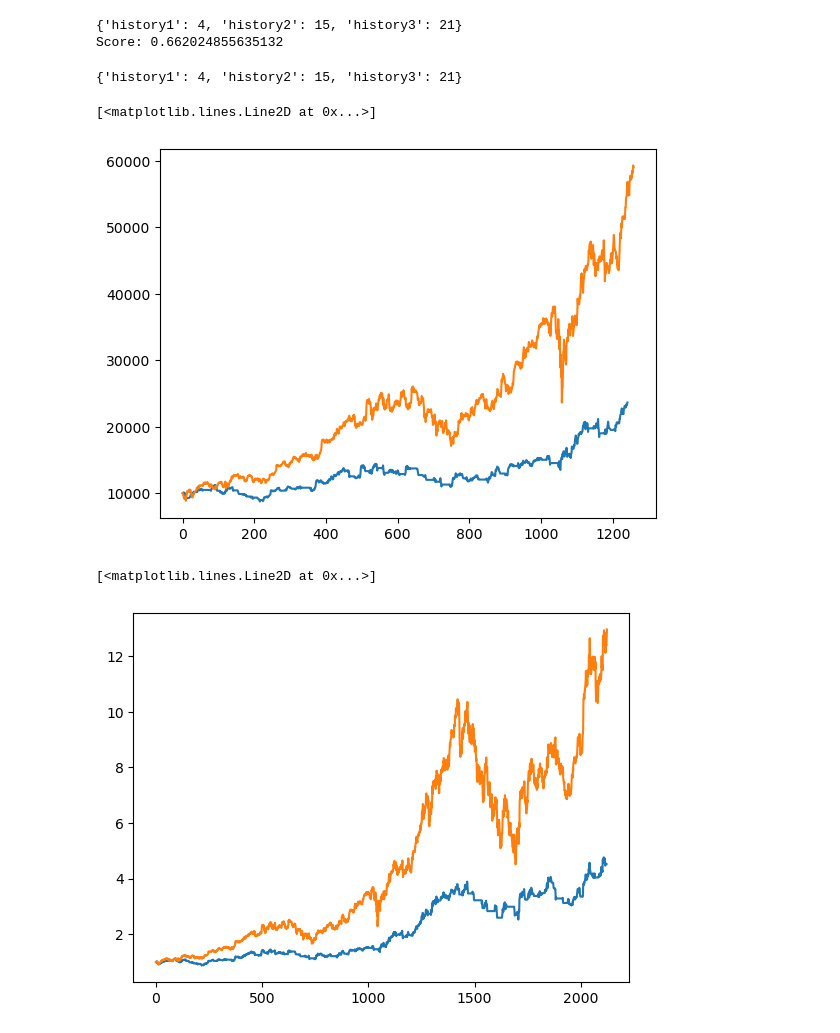
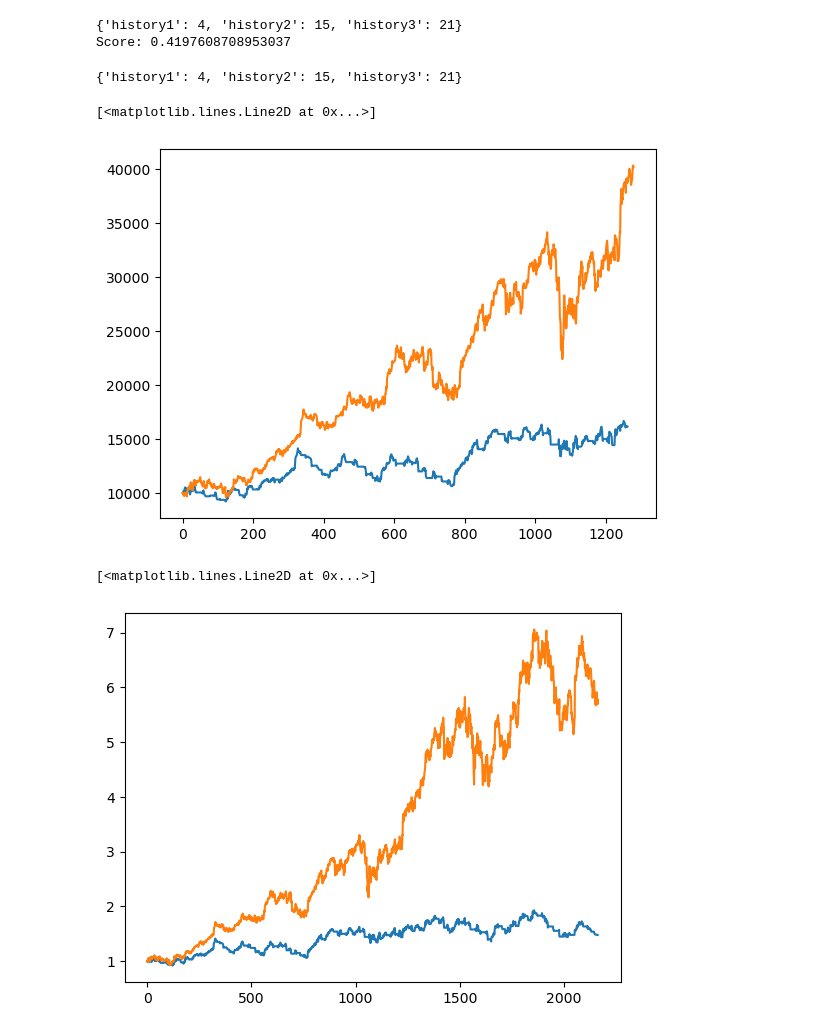
Before and after one commit to luissimaoaf/quantipy, a Jupyter notebook: report_template.ipynb, the cells around one changed output. Cells and saved outputs as stored; diff of their text form; code cells hidden in the pictures.

```diff
--- a/report_template.ipynb
+++ b/report_template.ipynb
@@ -18,7 +18,8 @@ LIVE_START = '2021-01-01'
 CAPITAL = 10_000
 eur = Currency('EUR')
 asml = Equity('ASML', 'ASML')
-MKT = [asml]
+lvmh = Equity('LVMH', 'MC.PA')
+MKT = [lvmh]
 
 # strategy
 STRATEGY = TripleMovingAverage(MKT, {})
@@ -56,15 +57,15 @@ opt_results = backtester.optimize(
 opt_results['best_params']
 # %% [output]
 {'history1': 4, 'history2': 15, 'history3': 21}
-Score: 0.662024855635132
+Score: 0.4197608708953037
 {'history1': 4, 'history2': 15, 'history3': 21}
 # %%
 plt.plot(opt_results['equity'])
-nprice = np.array(data['ASML']['Close'])*10000/data['ASML']['Close'][0]
+nprice = np.array(data['MC.PA']['Close'])*10000/data['MC.PA']['Close'][0]
 plt.plot(nprice)
 # %% [output]
 [<matplotlib.lines.Line2D at 0x...>]
-[figure, old version]
+[figure, new version]
 # %%
 # getting data
 data = {}
@@ -83,10 +84,10 @@ results = live_backtester.process_results(rolling=252)
 # %%
 plt.figure()
 plt.plot(results['equity']/capital)
-plt.plot(np.array(data['ASML']['Close'][15:])/data['ASML']['Close'][15])
+plt.plot(np.array(data['MC.PA']['Close'][15:])/data['MC.PA']['Close'][15])
 # %% [output]
 [<matplotlib.lines.Line2D at 0x...>]
-[figure, old version]
+[figure, new version]
 # %%
 plt.plot(results['rolling_sharpe'])
 print(results['sharpe'])
```
Also changed, not shown: parts of 2 cells of this notebook.
